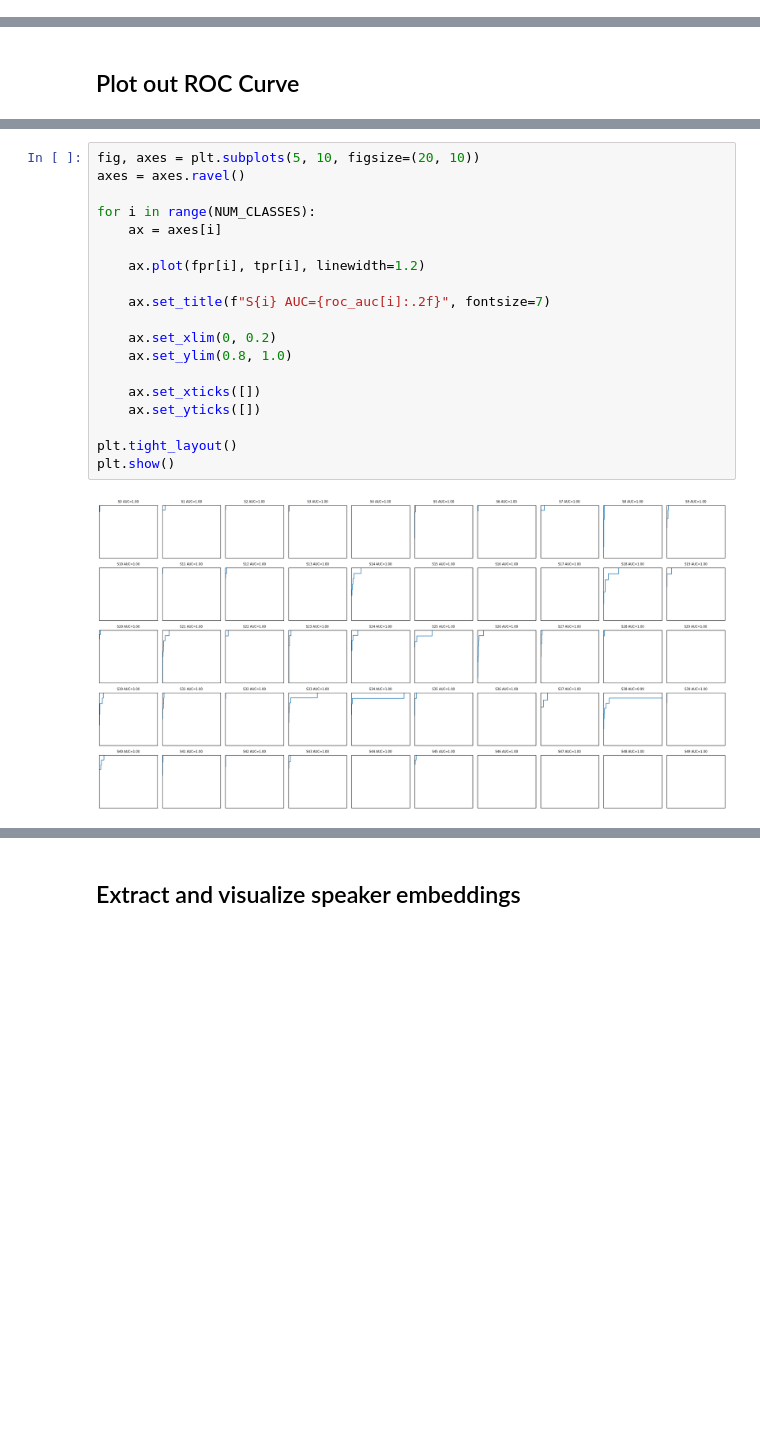
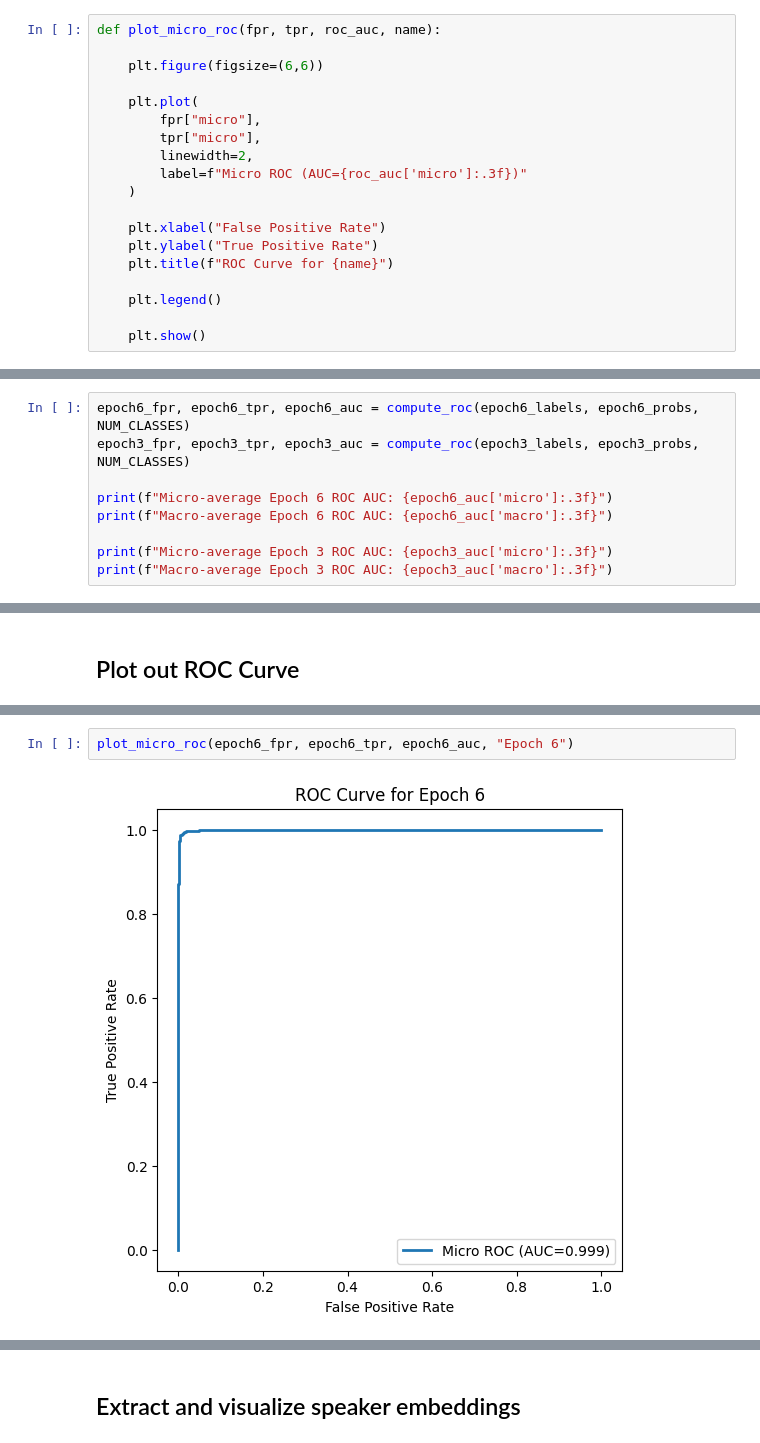
Before and after one commit to Yi-Shan-lin/Speaker-Recognition-using-ResNet-Embeddings, a Jupyter notebook: Evaluation_template.ipynb, the cells around one changed output, grey strips where cells are left out. Drawn from its saved outputs; the diff is of its cells as text; blank space fills up the shorter version.

```diff
--- a/Evaluation_template.ipynb
+++ b/Evaluation_template.ipynb
@@ -127,0 +209,19 @@ ResNet(
+# %%
+def plot_micro_roc(fpr, tpr, roc_auc, name):
+
+    plt.figure(figsize=(6,6))
+
+    plt.plot(
+        fpr["micro"],
+        tpr["micro"],
+        linewidth=2,
+        label=f"Micro ROC (AUC={roc_auc['micro']:.3f})"
+    )
+
+    plt.xlabel("False Positive Rate")
+    plt.ylabel("True Positive Rate")
+    plt.title(f"ROC Curve for {name}")
+
+    plt.legend()
+
+    plt.show()
@@ -257,0 +349,9 @@ Macro-average ROC AUC: 0.999
+# %%
+epoch6_fpr, epoch6_tpr, epoch6_auc = compute_roc(epoch6_labels, epoch6_probs, NUM_CLASSES)
+epoch3_fpr, epoch3_tpr, epoch3_auc = compute_roc(epoch3_labels, epoch3_probs, NUM_CLASSES)
+
+print(f"Micro-average Epoch 6 ROC AUC: {epoch6_auc['micro']:.3f}")
+print(f"Macro-average Epoch 6 ROC AUC: {epoch6_auc['macro']:.3f}")
+
+print(f"Micro-average Epoch 3 ROC AUC: {epoch3_auc['micro']:.3f}")
+print(f"Macro-average Epoch 3 ROC AUC: {epoch3_auc['macro']:.3f}")
@@ -277,21 +365,4 @@ plt.show()
-# %%
-fig, axes = plt.subplots(5, 10, figsize=(20, 10))
-axes = axes.ravel()
-
-for i in range(NUM_CLASSES):
-    ax = axes[i]
-
-    ax.plot(fpr[i], tpr[i], linewidth=1.2)
-
-    ax.set_title(f"S{i} AUC={roc_auc[i]:.2f}", fontsize=7)
-
-    ax.set_xlim(0, 0.2)
-    ax.set_ylim(0.8, 1.0)
-
-    ax.set_xticks([])
-    ax.set_yticks([])
-
-plt.tight_layout()
-plt.show()
-# %% [output]
-[figure, removed]
+# %%
+plot_micro_roc(epoch6_fpr, epoch6_tpr, epoch6_auc, "Epoch 6")
+# %% [output]
+[figure, added]
```
Also changed, not shown: parts of 23 cells of this notebook.
